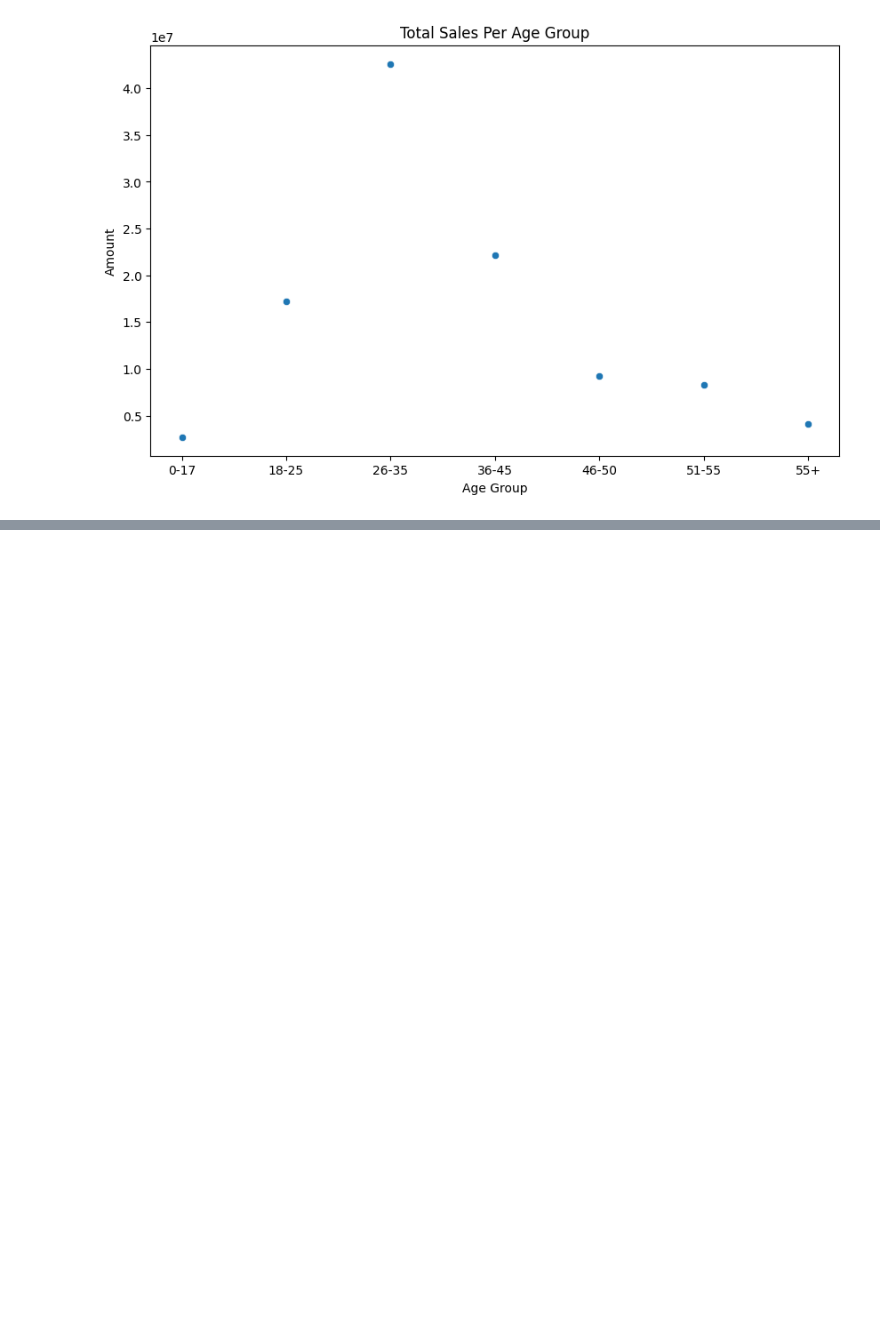
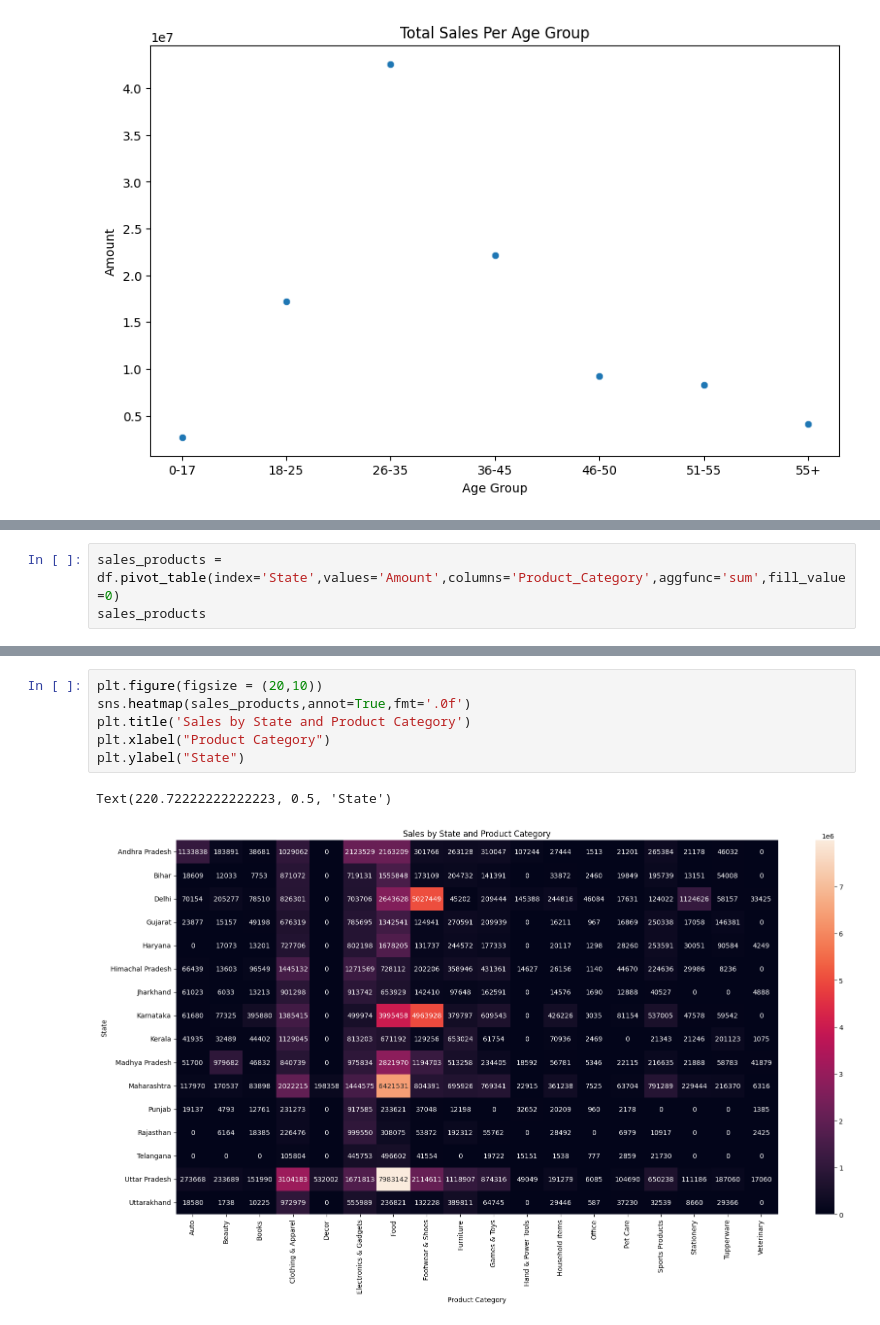
Before and after one commit to gauravvxv/Diwali-Sales-Analysis, a Jupyter notebook: Notebook/Sales.ipynb, the cells around one changed output, grey strips where cells are left out. Drawn from its saved outputs; the diff is of its cells as text; blank space fills up the shorter version.

Commit message:
Sales by state and product_category

```diff
--- a/Notebook/Sales.ipynb
+++ b/Notebook/Sales.ipynb
@@ -365,0 +368,3 @@ Text(0.5, 1.0, 'Total Sales Per Age Group')
+# %%
+sales_products = df.pivot_table(index='State',values='Amount',columns='Product_Category',aggfunc='sum',fill_value=0)
+sales_products
@@ -365,0 +390,9 @@ Text(0.5, 1.0, 'Total Sales Per Age Group')
+# %%
+plt.figure(figsize = (20,10))
+sns.heatmap(sales_products,annot=True,fmt='.0f')
+plt.title('Sales by State and Product Category')
+plt.xlabel("Product Category")
+plt.ylabel("State")
+# %% [output]
+Text(220.72222222222223, 0.5, 'State')
+[figure, added]
```
Also changed, not shown: parts of 3 cells of this notebook.
